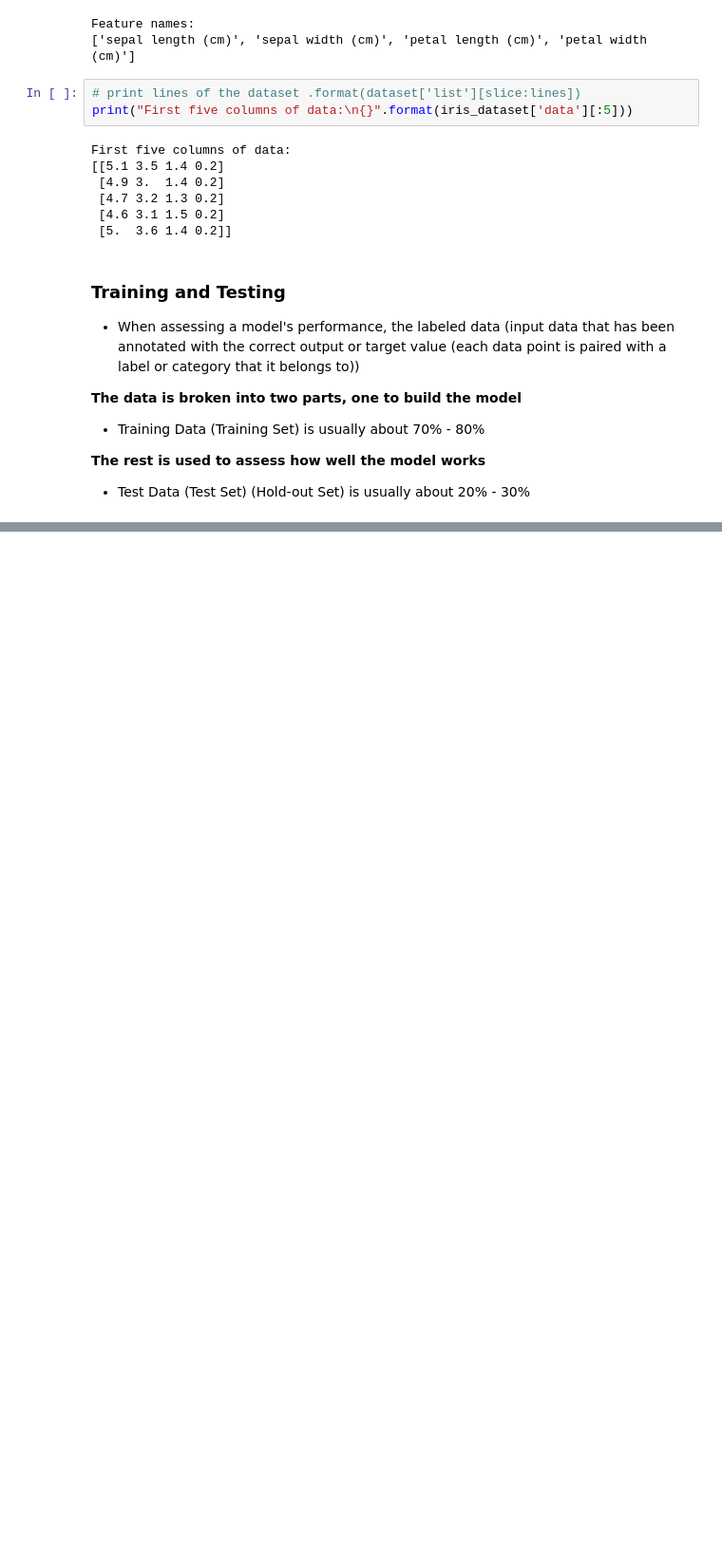
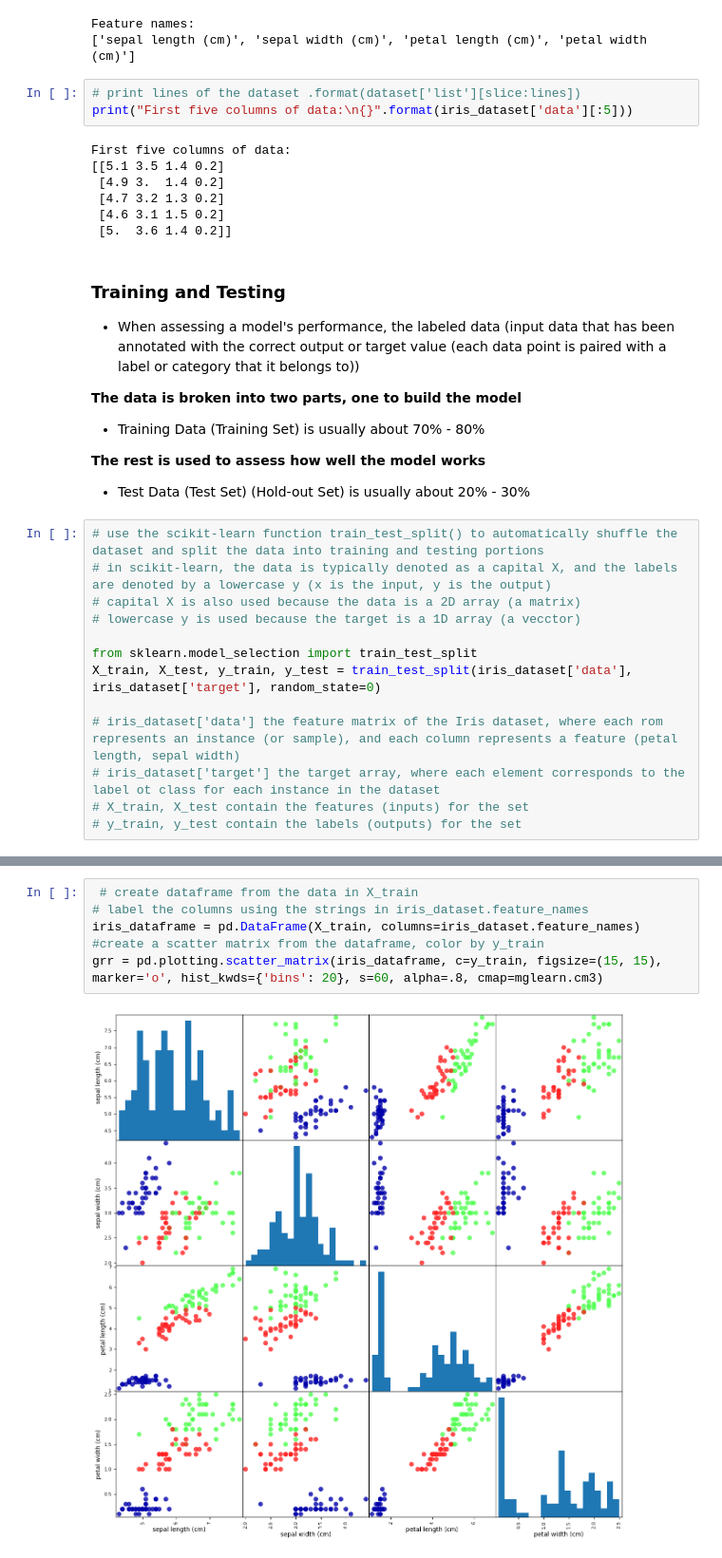
Before and after one commit to apbadzioch/IntroML_FA24, a Jupyter notebook: Mod1_IrisDataSet.ipynb, the cells around one changed output, grey strips where cells are left out. Shown at 95% size. Cells and saved outputs as stored; diff of their text form; blank space fills up the shorter version.

```diff
--- a/Mod1_IrisDataSet.ipynb
+++ b/Mod1_IrisDataSet.ipynb
@@ -87,3 +89,16 @@ First five columns of data:
 
 **The rest is used to assess how well the model works**
 - Test Data (Test Set) (Hold-out Set) is usually about 20% - 30%
+# %%
+# use the scikit-learn function train_test_split() to automatically shuffle the dataset and split the data into training and testing portions
+# in scikit-learn, the data is typically denoted as a capital X, and the labels are denoted by a lowercase y (x is the input, y is the output)
+# capital X is also used because the data is a 2D array (a matrix)
+# lowercase y is used because the target is a 1D array (a vecctor)
+
+from sklearn.model_selection import train_test_split
+X_train, X_test, y_train, y_test = train_test_split(iris_dataset['data'], iris_dataset['target'], random_state=0)
+
+# iris_dataset['data'] the feature matrix of the Iris dataset, where each rom represents an instance (or sample), and each column represents a feature (petal length, sepal width)
+# iris_dataset['target'] the target array, where each element corresponds to the label ot class for each instance in the dataset
+# X_train, X_test contain the features (inputs) for the set
+# y_train, y_test contain the labels (outputs) for the set
@@ -89,0 +119,8 @@ First five columns of data:
+# %%
+ # create dataframe from the data in X_train
+# label the columns using the strings in iris_dataset.feature_names
+iris_dataframe = pd.DataFrame(X_train, columns=iris_dataset.feature_names)
+#create a scatter matrix from the dataframe, color by y_train
+grr = pd.plotting.scatter_matrix(iris_dataframe, c=y_train, figsize=(15, 15), marker='o', hist_kwds={'bins': 20}, s=60, alpha=.8, cmap=mglearn.cm3)
+# %% [output]
+[figure, added]
```
Also changed, not shown: parts of 3 cells of this notebook.
